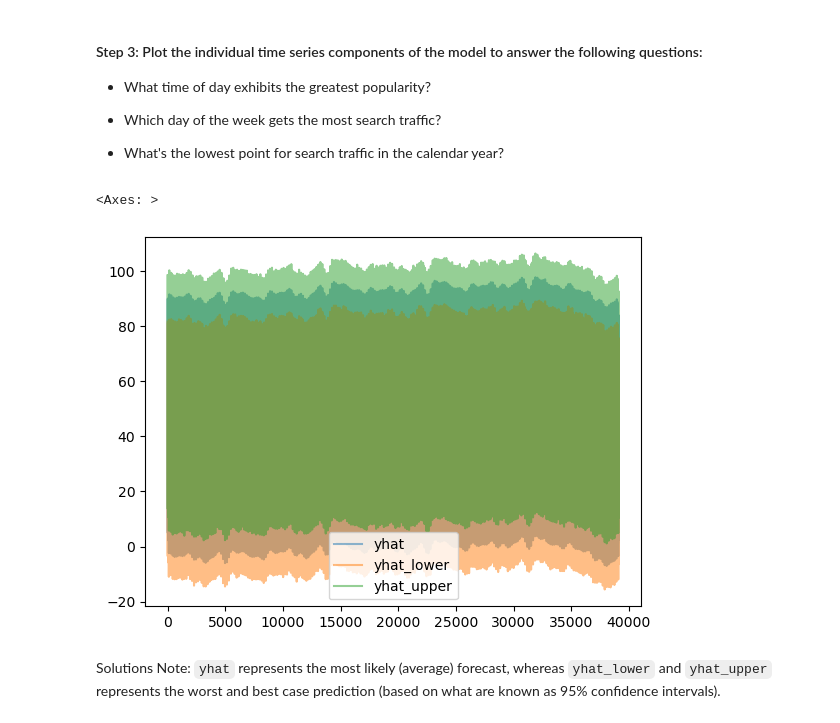
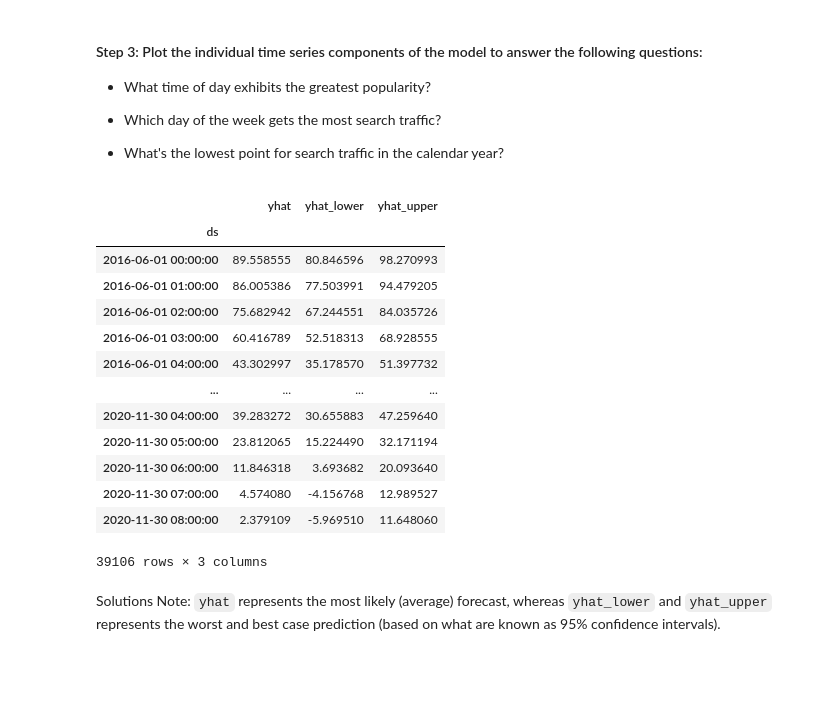
Before and after one commit to awm66/prophet-challenge, a Jupyter notebook: forecasting_net_prophet.ipynb, the cells around one changed output. Drawn from its saved outputs; the diff is of its cells as text; code cells hidden in the pictures; blank space fills up the shorter version.

Commit message:
fixed issue with displaying columns

```diff
--- a/forecasting_net_prophet.ipynb
+++ b/forecasting_net_prophet.ipynb
@@ -682,12 +683,22 @@ fig1 = mercado_model.plot(mercado_forecast)
 mercado_forecast = mercado_forecast.set_index('ds')
 # %%
 # View only the yhat,yhat_lower and yhat_upper columns from the DataFrame
-mercado_forecast[['yhat', 'yhat_lower', 'yhat_upper']].plot(
-    alpha = .5
-)
+mercado_forecast[['yhat', 'yhat_lower', 'yhat_upper']]
 # %% [output]
+|  | yhat | yhat_lower | yhat_upper |
+| ds |  |  |  |
+| 2016-06-01 00:00:00 | 89.558555 | 80.846596 | 98.270993 |
+| 2016-06-01 01:00:00 | 86.005386 | 77.503991 | 94.479205 |
+| 2016-06-01 02:00:00 | 75.682942 | 67.244551 | 84.035726 |
+| 2016-06-01 03:00:00 | 60.416789 | 52.518313 | 68.928555 |
+| 2016-06-01 04:00:00 | 43.302997 | 35.178570 | 51.397732 |
+| ... | ... | ... | ... |
+| 2020-11-30 04:00:00 | 39.283272 | 30.655883 | 47.259640 |
+| 2020-11-30 05:00:00 | 23.812065 | 15.224490 | 32.171194 |
+| 2020-11-30 06:00:00 | 11.846318 | 3.693682 | 20.093640 |
+| 2020-11-30 07:00:00 | 4.574080 | -4.156768 | 12.989527 |
+| 2020-11-30 08:00:00 | 2.379109 | -5.969510 | 11.648060 |
-<Axes: >
+39106 rows × 3 columns
-[figure, removed]
 # %% [markdown]
 Solutions Note: `yhat` represents the most likely (average) forecast, whereas `yhat_lower` and `yhat_upper` represents the worst and best case prediction (based on what are known as 95% confidence intervals).
 # %%
```
Also changed, not shown: parts of 1 cell of this notebook.
